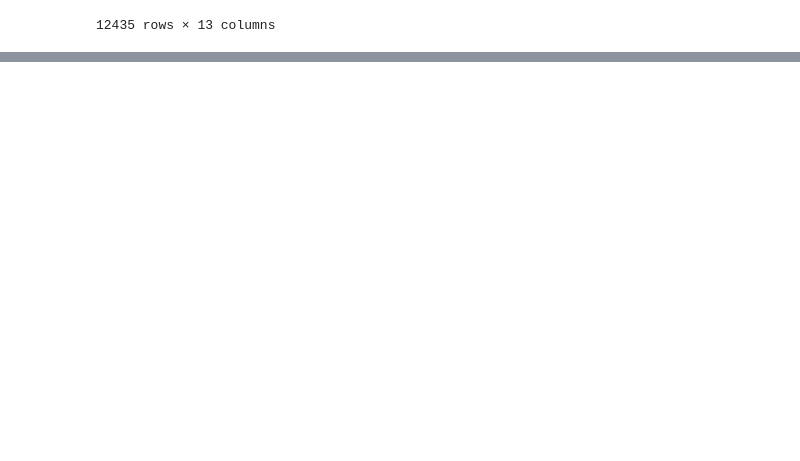
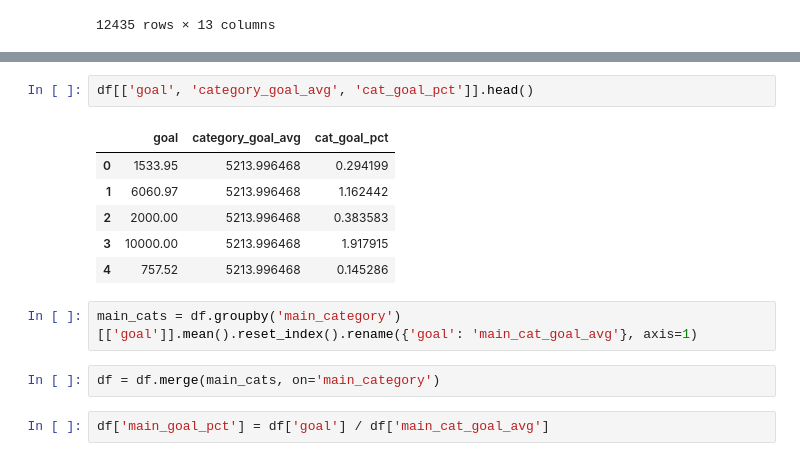
Before and after one commit to JonathanBechtel/dat-02-22, a Jupyter notebook: ClassMaterial/Unit3/Class14 Notebook.ipynb, the cells around one changed output, grey strips where cells are left out. Cells and saved outputs as stored; diff of their text form; blank space fills up the shorter version.

```diff
--- a/ClassMaterial/Unit3/Class14 Notebook.ipynb
+++ b/ClassMaterial/Unit3/Class14 Notebook.ipynb
@@ -317,0 +508,15 @@ X_test_copy
+# %%
+df[['goal', 'category_goal_avg', 'cat_goal_pct']].head()
+# %% [output]
+|  | goal | category_goal_avg | cat_goal_pct |
+| 0 | 1533.95 | 5213.996468 | 0.294199 |
+| 1 | 6060.97 | 5213.996468 | 1.162442 |
+| 2 | 2000.00 | 5213.996468 | 0.383583 |
+| 3 | 10000.00 | 5213.996468 | 1.917915 |
+| 4 | 757.52 | 5213.996468 | 0.145286 |
+# %%
+main_cats = df.groupby('main_category')[['goal']].mean().reset_index().rename({'goal': 'main_cat_goal_avg'}, axis=1)
+# %%
+df = df.merge(main_cats, on='main_category')
+# %%
+df['main_goal_pct'] = df['goal'] / df['main_cat_goal_avg']
```
Also changed, not shown: parts of 30 cells of this notebook, 3 other files.
